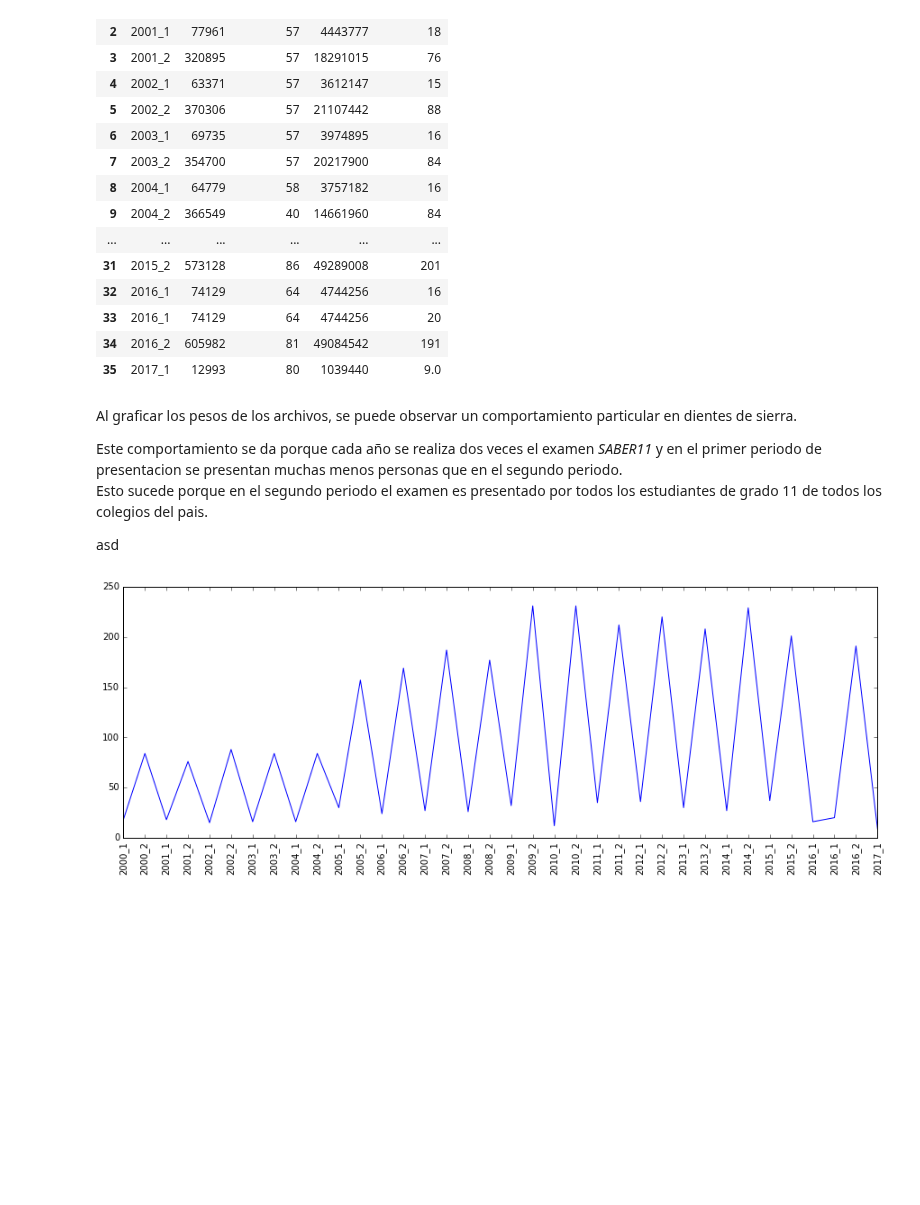
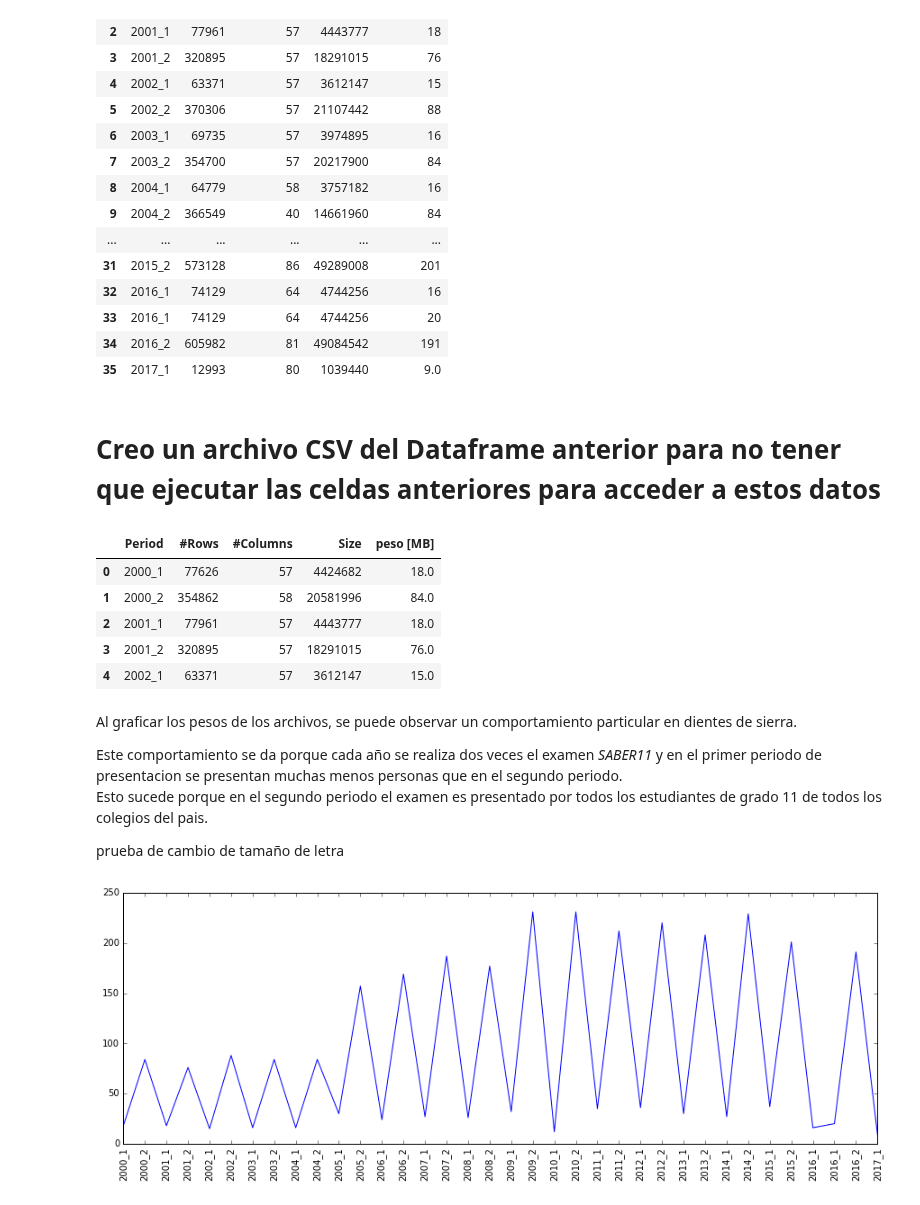
Before and after one commit to AronForero/ICFESProject, a Jupyter notebook: Descriptive_Analisis/Catalogo_Ficheros.ipynb, the cells around one changed output. Saved outputs shown, nothing was run; the diff lists cells and outputs as text; code cells hidden in the pictures; blank space fills up the shorter version.

```diff
--- a/Descriptive_Analisis/Catalogo_Ficheros.ipynb
+++ b/Descriptive_Analisis/Catalogo_Ficheros.ipynb
@@ -564,3 +572,5 @@ info_files_d
 | 33 | 2016_1 | 74129 | 64 | 4744256 | 20 |
 | 34 | 2016_2 | 605982 | 81 | 49084542 | 191 |
 | 35 | 2017_1 | 12993 | 80 | 1039440 | 9.0 |
+# %% [markdown]
+# Creo un archivo CSV del Dataframe anterior para no tener que ejecutar las celdas anteriores para acceder a estos datos
@@ -567,8 +581,17 @@ info_files_d
+# %%
+info_files_final.head()
+# %% [output]
+|  | Period | #Rows | #Columns | Size | peso [MB] |
+| 0 | 2000_1 | 77626 | 57 | 4424682 | 18.0 |
+| 1 | 2000_2 | 354862 | 58 | 20581996 | 84.0 |
+| 2 | 2001_1 | 77961 | 57 | 4443777 | 18.0 |
+| 3 | 2001_2 | 320895 | 57 | 18291015 | 76.0 |
+| 4 | 2002_1 | 63371 | 57 | 3612147 | 15.0 |
 # %% [markdown]
 Al graficar los pesos de los archivos, se puede observar un comportamiento particular en dientes de sierra.
 
 Este comportamiento se da porque cada año se realiza dos veces el examen *SABER11* y en el primer periodo de presentacion se presentan muchas menos personas que en el segundo periodo.
 Esto sucede porque en el segundo periodo el examen es presentado por todos los estudiantes de grado 11 de todos los colegios del pais.
 
-<span style="font-size: 50px">asd</span>
+<span style="font-size: 50px">prueba de cambio de tamaño de letra</span>
 # %%
```
Also changed, not shown: parts of 31 cells of this notebook, 4 other files.
